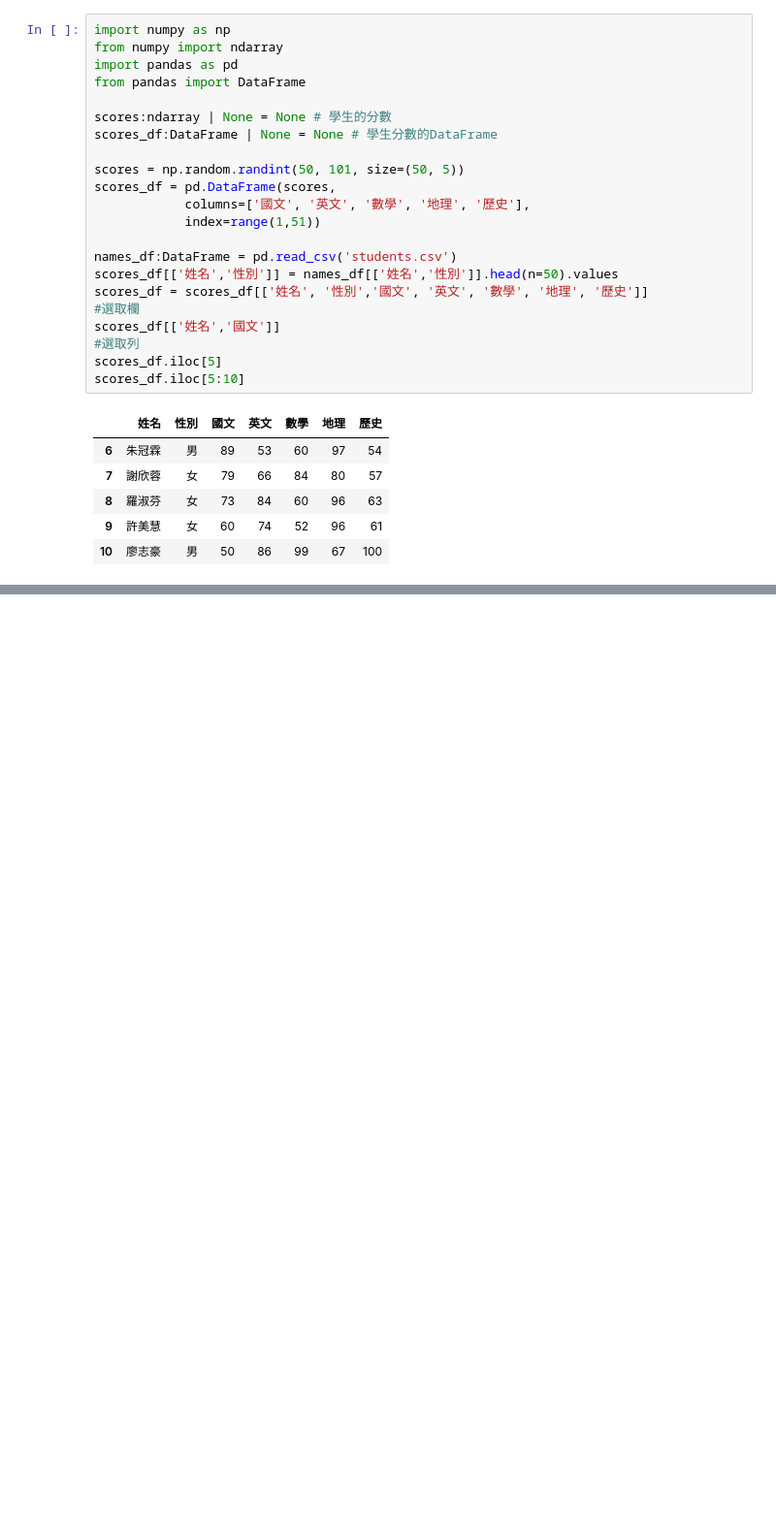
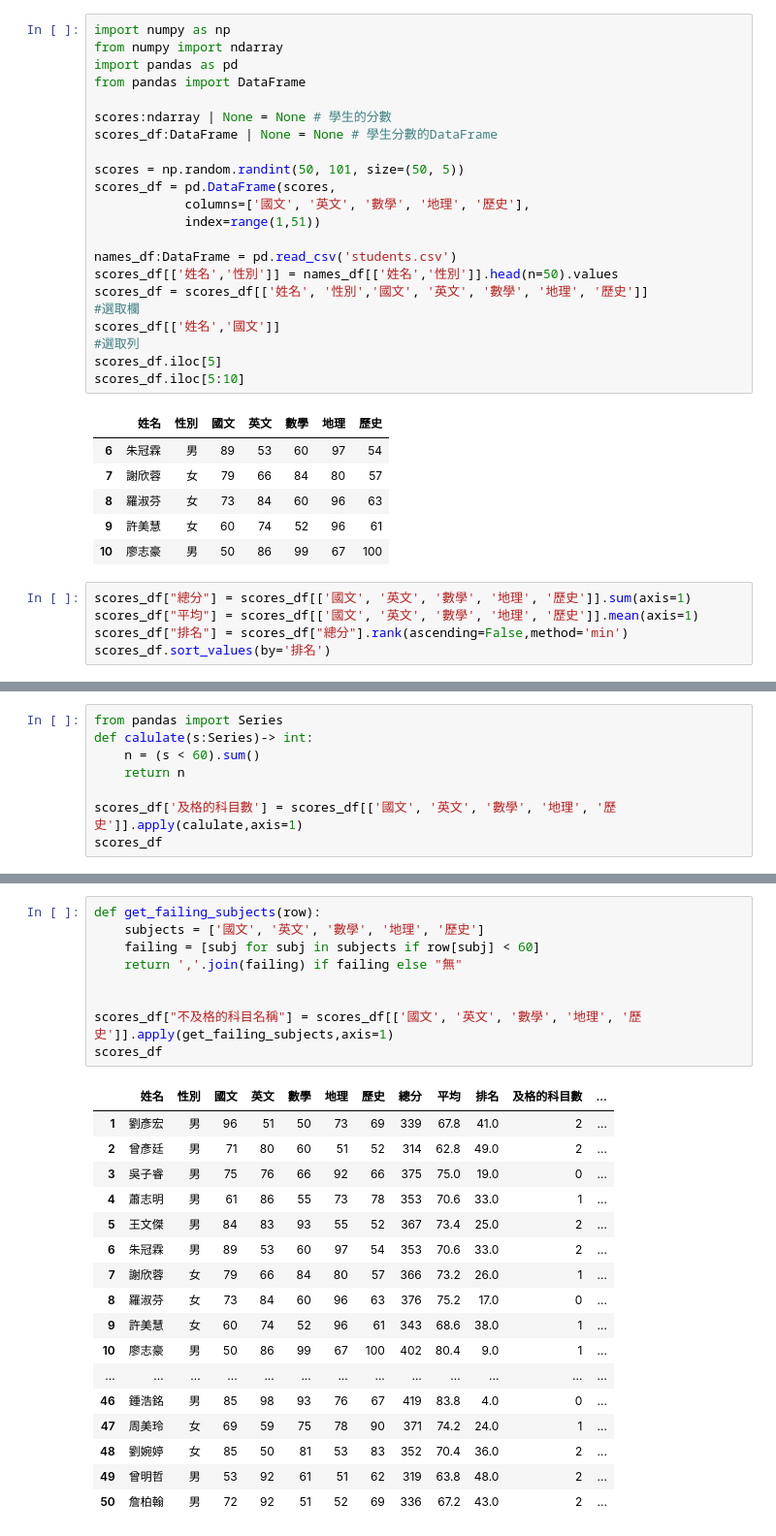
Before and after one commit to shuyulin-0713/Test_0528, a Jupyter notebook: 0718/practice1.ipynb, the cells around one changed output, grey strips where cells are left out. Shown at 97% size. Cells and saved outputs as stored; diff of their text form; blank space fills up the shorter version.

```diff
--- a/0718/practice1.ipynb
+++ b/0718/practice1.ipynb
@@ -92,3 +92,8 @@ scores_df.iloc[5:10]
 | 8 | 羅淑芬 | 女 | 73 | 84 | 60 | 96 | 63 |
 | 9 | 許美慧 | 女 | 60 | 74 | 52 | 96 | 61 |
 | 10 | 廖志豪 | 男 | 50 | 86 | 99 | 67 | 100 |
+# %%
+scores_df["總分"] = scores_df[['國文', '英文', '數學', '地理', '歷史']].sum(axis=1)
+scores_df["平均"] = scores_df[['國文', '英文', '數學', '地理', '歷史']].mean(axis=1)
+scores_df["排名"] = scores_df["總分"].rank(ascending=False,method='min')
+scores_df.sort_values(by='排名')
@@ -94,0 +118,8 @@ scores_df.iloc[5:10]
+# %%
+from pandas import Series
+def calulate(s:Series)-> int:
+    n = (s < 60).sum()
+    return n
+
+scores_df['及格的科目數'] = scores_df[['國文', '英文', '數學', '地理', '歷史']].apply(calulate,axis=1)
+scores_df
@@ -94,0 +144,27 @@ scores_df.iloc[5:10]
+# %%
+def get_failing_subjects(row):
+    subjects = ['國文', '英文', '數學', '地理', '歷史']
+    failing = [subj for subj in subjects if row[subj] < 60]
+    return ','.join(failing) if failing else "無"
+
+
+scores_df["不及格的科目名稱"] = scores_df[['國文', '英文', '數學', '地理', '歷史']].apply(get_failing_subjects,axis=1)
+scores_df
+# %% [output]
+|  | 姓名 | 性別 | 國文 | 英文 | 數學 | 地理 | 歷史 | 總分 | 平均 | 排名 | 及格的科目數 | ... |
+| 1 | 劉彥宏 | 男 | 96 | 51 | 50 | 73 | 69 | 339 | 67.8 | 41.0 | 2 | ... |
+| 2 | 曾彥廷 | 男 | 71 | 80 | 60 | 51 | 52 | 314 | 62.8 | 49.0 | 2 | ... |
+| 3 | 吳子睿 | 男 | 75 | 76 | 66 | 92 | 66 | 375 | 75.0 | 19.0 | 0 | ... |
+| 4 | 蕭志明 | 男 | 61 | 86 | 55 | 73 | 78 | 353 | 70.6 | 33.0 | 1 | ... |
+| 5 | 王文傑 | 男 | 84 | 83 | 93 | 55 | 52 | 367 | 73.4 | 25.0 | 2 | ... |
+| 6 | 朱冠霖 | 男 | 89 | 53 | 60 | 97 | 54 | 353 | 70.6 | 33.0 | 2 | ... |
+| 7 | 謝欣蓉 | 女 | 79 | 66 | 84 | 80 | 57 | 366 | 73.2 | 26.0 | 1 | ... |
+| 8 | 羅淑芬 | 女 | 73 | 84 | 60 | 96 | 63 | 376 | 75.2 | 17.0 | 0 | ... |
+| 9 | 許美慧 | 女 | 60 | 74 | 52 | 96 | 61 | 343 | 68.6 | 38.0 | 1 | ... |
+| 10 | 廖志豪 | 男 | 50 | 86 | 99 | 67 | 100 | 402 | 80.4 | 9.0 | 1 | ... |
+| ... | ... | ... | ... | ... | ... | ... | ... | ... | ... | ... | ... | ... |
+| 46 | 鍾浩銘 | 男 | 85 | 98 | 93 | 76 | 67 | 419 | 83.8 | 4.0 | 0 | ... |
+| 47 | 周美玲 | 女 | 69 | 59 | 75 | 78 | 90 | 371 | 74.2 | 24.0 | 1 | ... |
+| 48 | 劉婉婷 | 女 | 85 | 50 | 81 | 53 | 83 | 352 | 70.4 | 36.0 | 2 | ... |
+| 49 | 曾明哲 | 男 | 53 | 92 | 61 | 51 | 62 | 319 | 63.8 | 48.0 | 2 | ... |
+| 50 | 詹柏翰 | 男 | 72 | 92 | 51 | 52 | 69 | 336 | 67.2 | 43.0 | 2 | ... |
```
Also changed, not shown: parts of 3 cells of this notebook.
